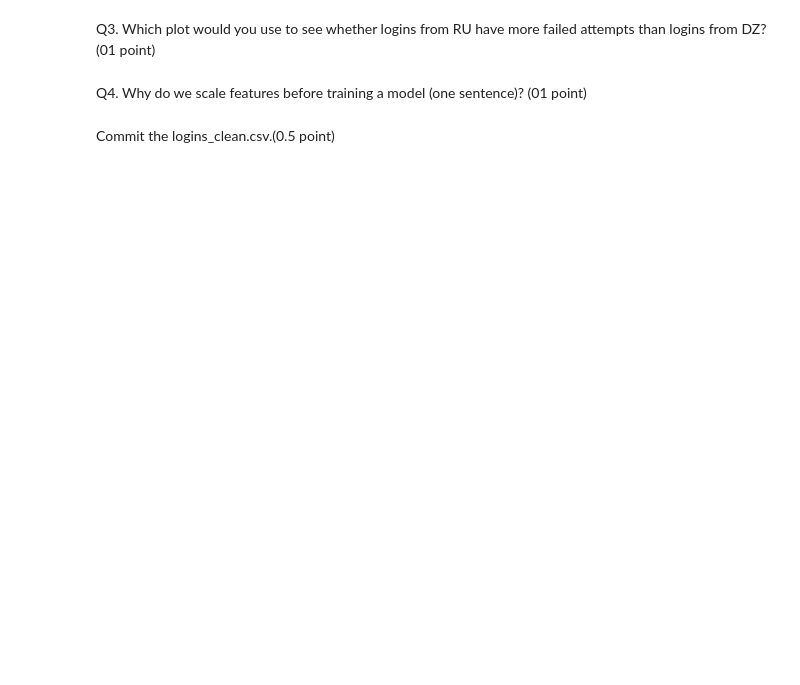
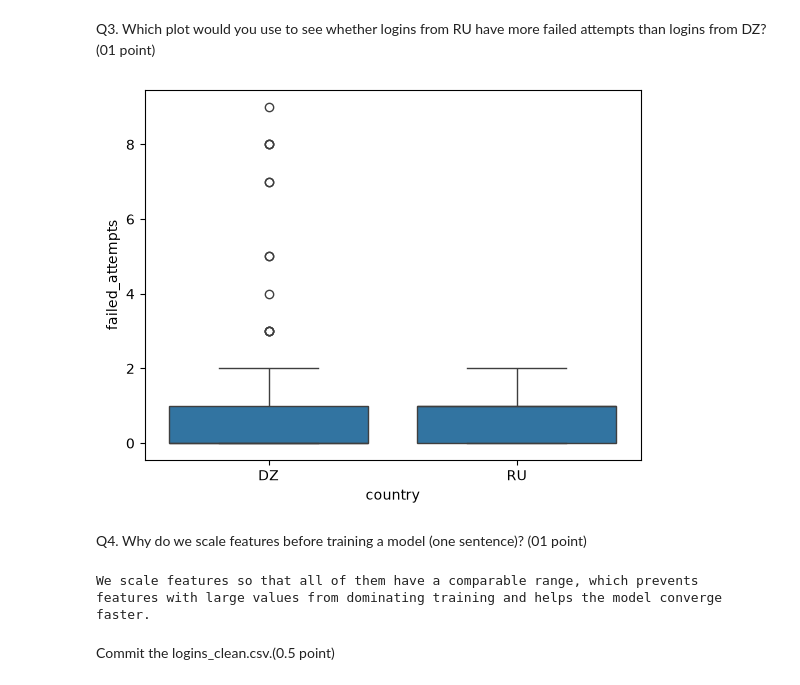
Before and after one commit to mohamed-mounib/TP_MLDLS, a Jupyter notebook: TP1.ipynb, the cells around one changed output. Saved outputs shown, nothing was run; the diff lists cells and outputs as text; code cells hidden in the pictures; blank space fills up the shorter version.

Commit message:
ANSWERS

```diff
--- a/TP1.ipynb
+++ b/TP1.ipynb
@@ -155,2 +229,8 @@ Q3. Which plot would you use to see whether logins from RU have more failed atte
+# %%
+# Write your code here
+sns.boxplot(data=log[log["country"].isin(["RU", "DZ"])], x="country", y="failed_attempts")
+plt.show()
+# %% [output]
+[figure, added]
 # %% [markdown]
 Q4. Why do we scale features before training a model (one sentence)? (01 point)
@@ -159,3 +237,10 @@ Q4. Why do we scale features before training a model (one sentence)? (01 point)
+# %%
+# Write your code here
+
+answer_q4 = "We scale features so that all of them have a comparable range, which prevents features with large values from dominating training and helps the model converge faster."
+print(answer_q4)
+# %% [output]
+We scale features so that all of them have a comparable range, which prevents features with large values from dominating training and helps the model converge faster.
 # %% [markdown]
 Commit the logins_clean.csv.(0.5 point)
 # %%
```
Also changed, not shown: parts of 19 cells of this notebook, 1 other file.
